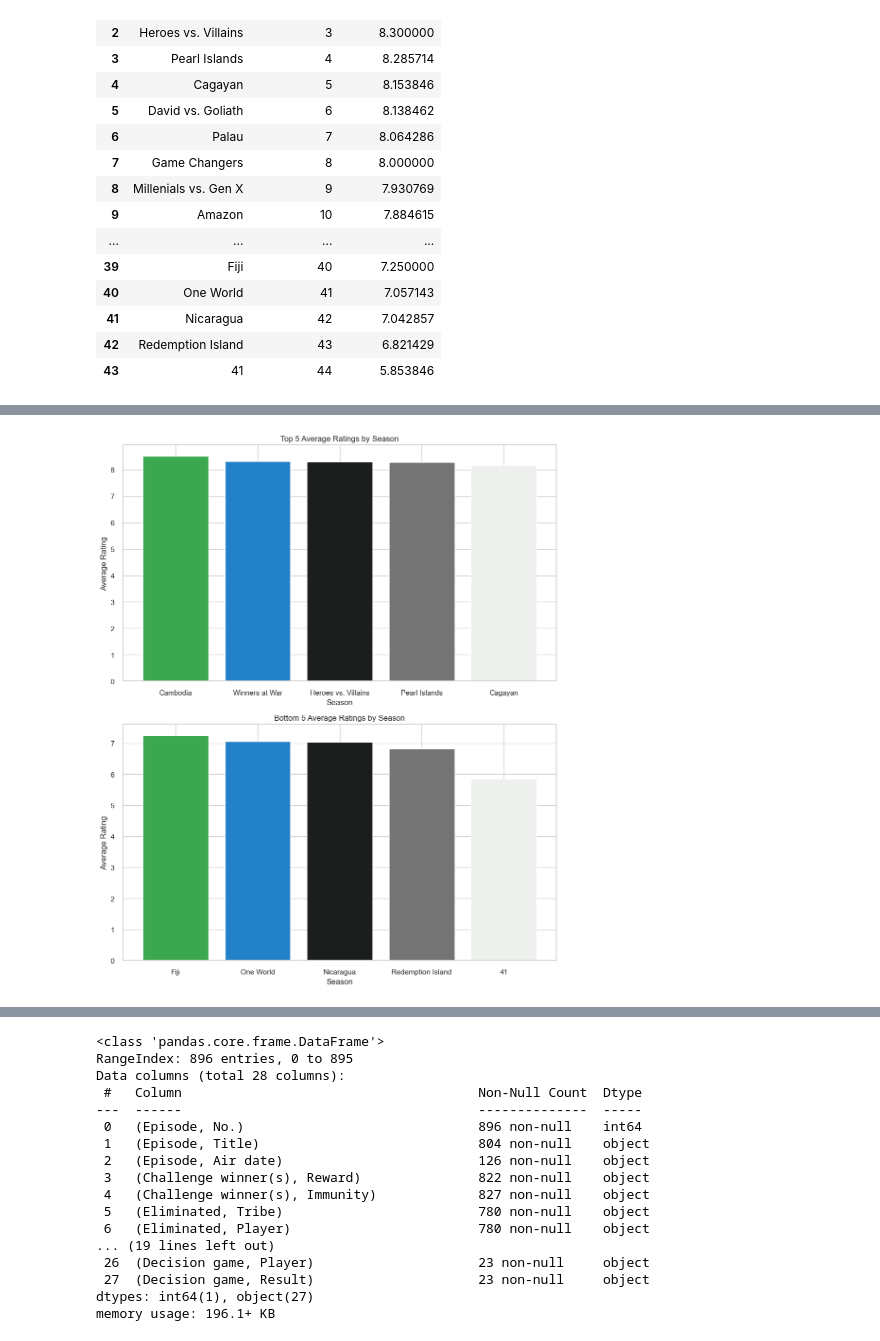
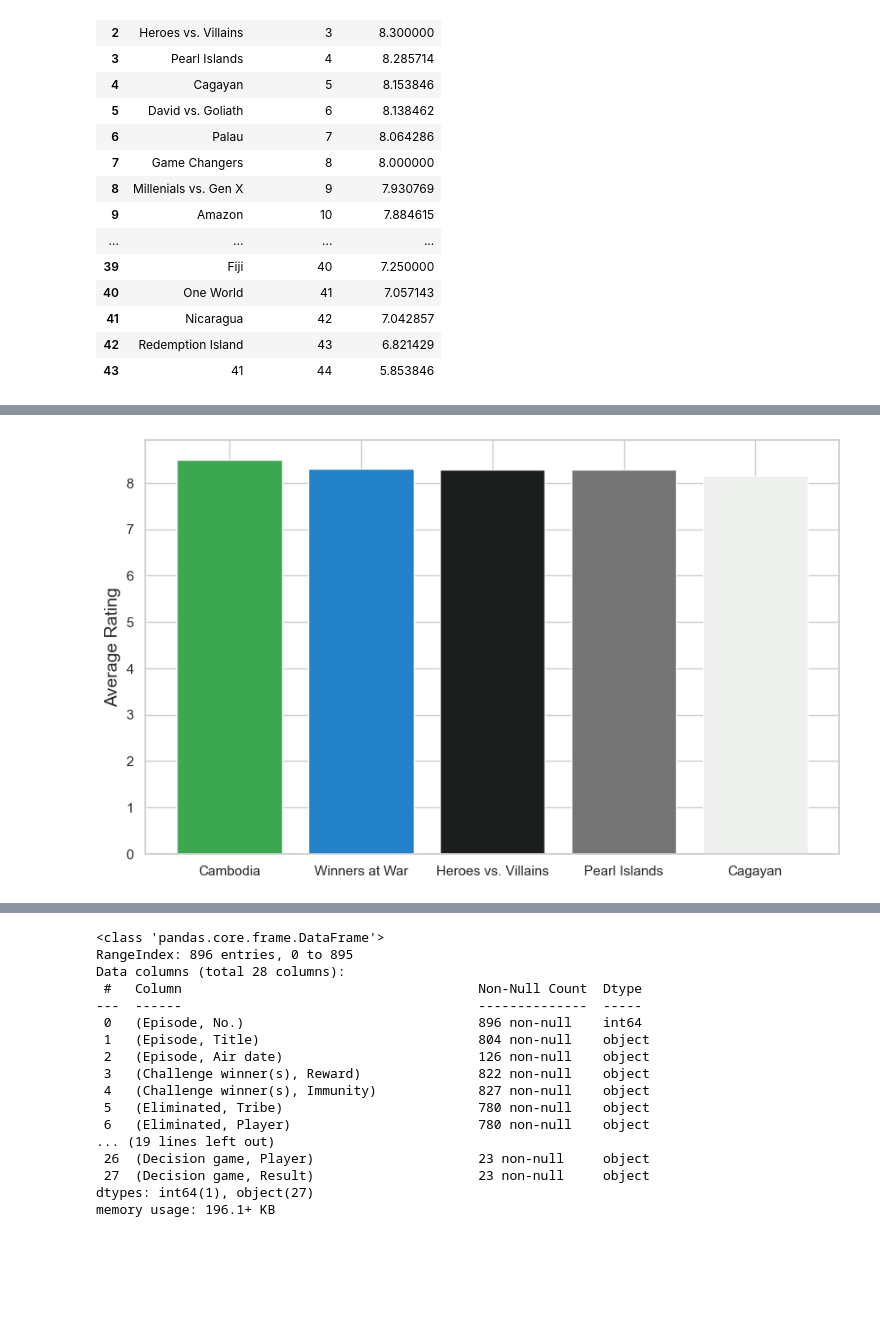
Before and after one commit to Erica-Exotica/DA8-capstone, a Jupyter notebook: notebook/CapstoneV2.ipynb, the cells around one changed output, grey strips where cells are left out. Saved outputs shown, nothing was run; the diff lists cells and outputs as text; code cells hidden in the pictures; blank space fills up the shorter version.

```diff
--- a/notebook/CapstoneV2.ipynb
+++ b/notebook/CapstoneV2.ipynb
@@ -2900,17 +2900,15 @@ plt.show()
-# %%
-sorted_df = x.sort_values(by='Average Rating', ascending=False)
-top_5 = sorted_df.head(5)
-bottom_5 = sorted_df.tail(5)
-fig, (ax1, ax2) = plt.subplots(2, 1, figsize=(10, 12))
-bars1 = ax1.bar(top_5['Season'].astype(str), top_5['Average Rating'], color=colors)
-ax1.set_xlabel('Season')
-ax1.set_ylabel('Average Rating')
-ax1.set_title('Top 5 Average Ratings by Season')
-bars2 = ax2.bar(bottom_5['Season'].astype(str), bottom_5['Average Rating'], color=colors)
-ax2.set_xlabel('Season')
-ax2.set_ylabel('Average Rating')
-ax2.set_title('Bottom 5 Average Ratings by Season')
-plt.tight_layout()
-plt.show()
-# %% [output]
-[figure, removed]
+# %%
+sorted_df = x.sort_values(by='Average Rating', ascending=False)
+top_5 = sorted_df.head(5)
+
+fig, ax = plt.subplots(figsize=(10, 6))
+
+bars = ax.bar(top_5['Season'].astype(str), top_5['Average Rating'], color=colors)
+
+#ax.set_xlabel('Season')
+ax.set_ylabel('Average Rating', fontsize=14)
+#ax.set_title('Top 5 Average Ratings by Season')
+
+plt.show()
+# %% [output]
+[figure, added]
```
Also changed, not shown: parts of 20 cells of this notebook.
